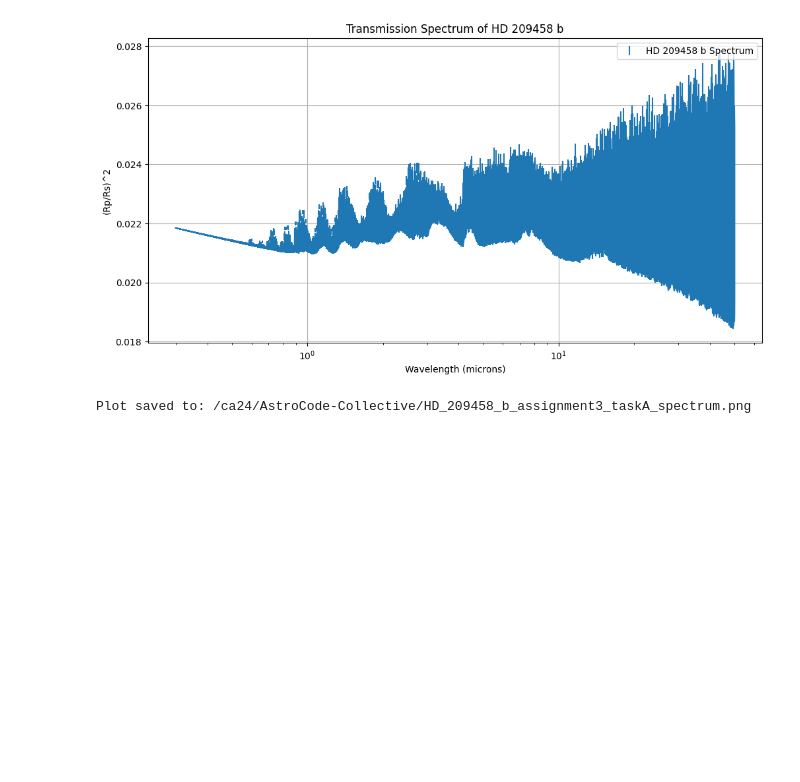
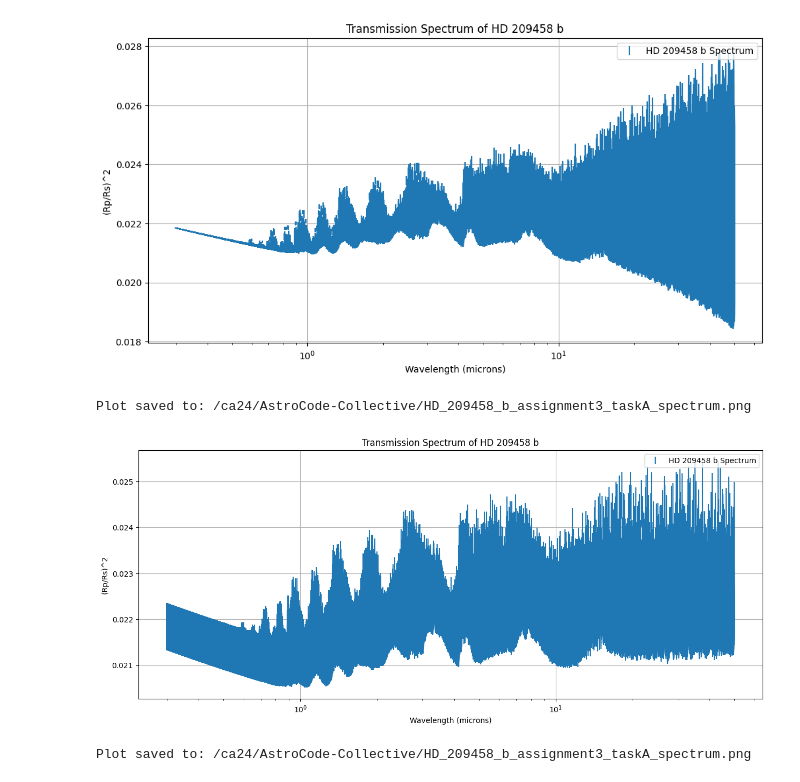
Before and after one commit to radha2707/AstroCode-Collective, a Jupyter notebook: src/daneel/detection/Simple_Transmission.ipynb, the cells around one changed output. Saved outputs shown, nothing was run; the diff lists cells and outputs as text; code cells hidden in the pictures; blank space fills up the shorter version.

```diff
--- a/src/daneel/detection/Simple_Transmission.ipynb
+++ b/src/daneel/detection/Simple_Transmission.ipynb
@@ -82,0 +108,34 @@ Plot saved to: /ca24/AstroCode-Collective/HD_209458_b_assignment3_taskA_spectrum
+# %%
+import numpy as np
+import matplotlib.pyplot as plt
+
+# Load the .dat file
+dat_file_path = "/ca24/AstroCode-Collective/HD_209458_b_assignment3_taskA_spectrum_updated.dat"
+data = np.loadtxt(dat_file_path, skiprows=1)  # Skip the header row
+wavelength = data[:, 0]  # Wavelength column
+transit_depth = data[:, 1]  # (Rp/Rs)^2 column
+error = data[:, 2]  # Error column
+
+#print(wavelength)
+
+# Plot the spectrum
+plt.figure(figsize=(15, 6))
+#plt.plot(wavelength,transit_depth)
+plt.errorbar(wavelength, transit_depth, yerr=error, fmt=' ', label='HD 209458 b Spectrum' )
+plt.xscale('log')
+plt.xlabel('Wavelength (microns)')
+plt.ylabel('(Rp/Rs)^2')
+plt.title('Transmission Spectrum of HD 209458 b')
+plt.legend()
+#plt.xlim()
+plt.grid(True)
+
+# Save the plot
+plot_output_path = "/ca24/AstroCode-Collective/HD_209458_b_assignment3_taskA_spectrum.png"
+plt.savefig(plot_output_path)
+plt.show()
+
+print(f"Plot saved to: {plot_output_path}")
+# %% [output]
+[figure, added]
+Plot saved to: /ca24/AstroCode-Collective/HD_209458_b_assignment3_taskA_spectrum.png
```
Also changed, not shown: parts of 1 cell of this notebook, 6 other files.
